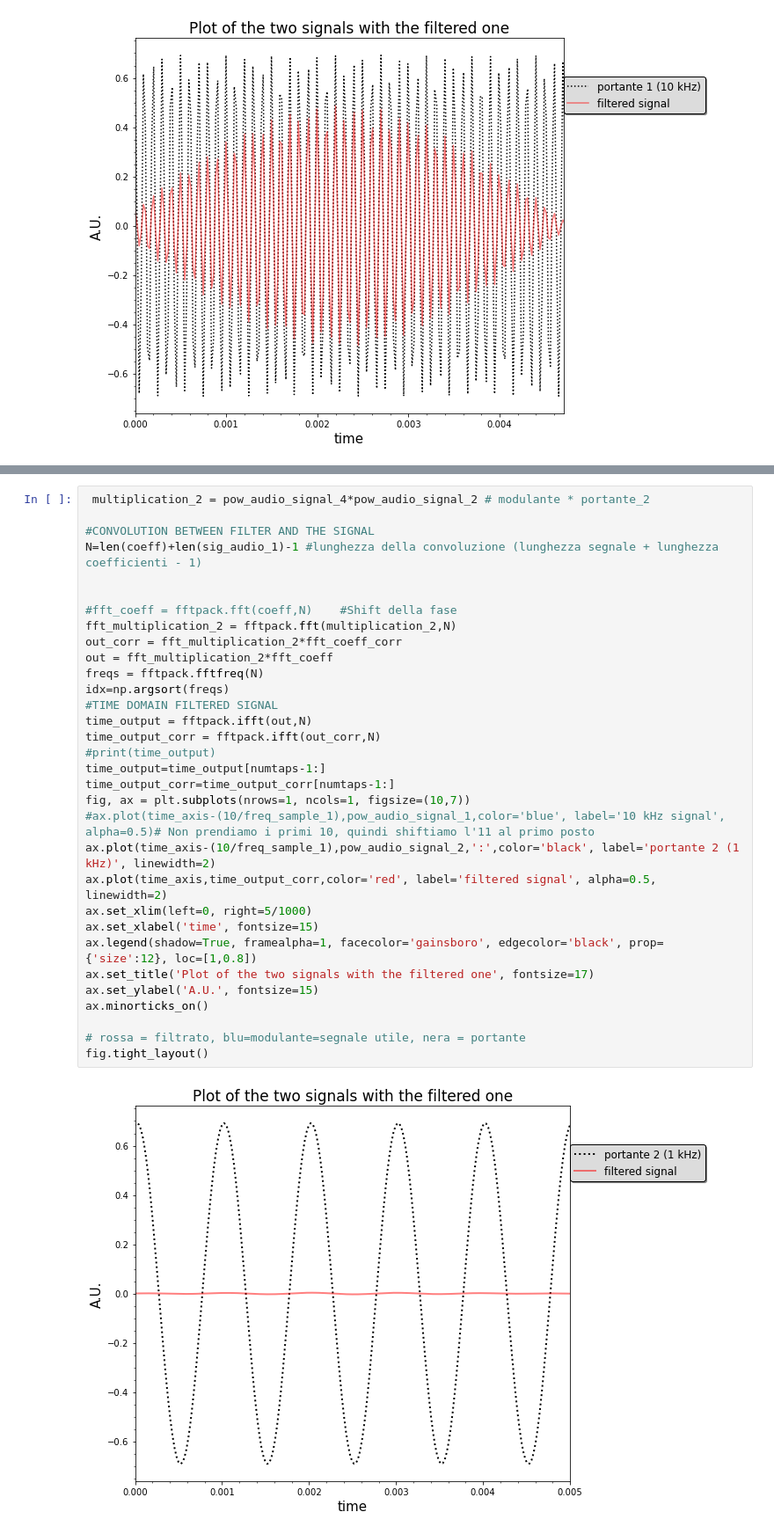
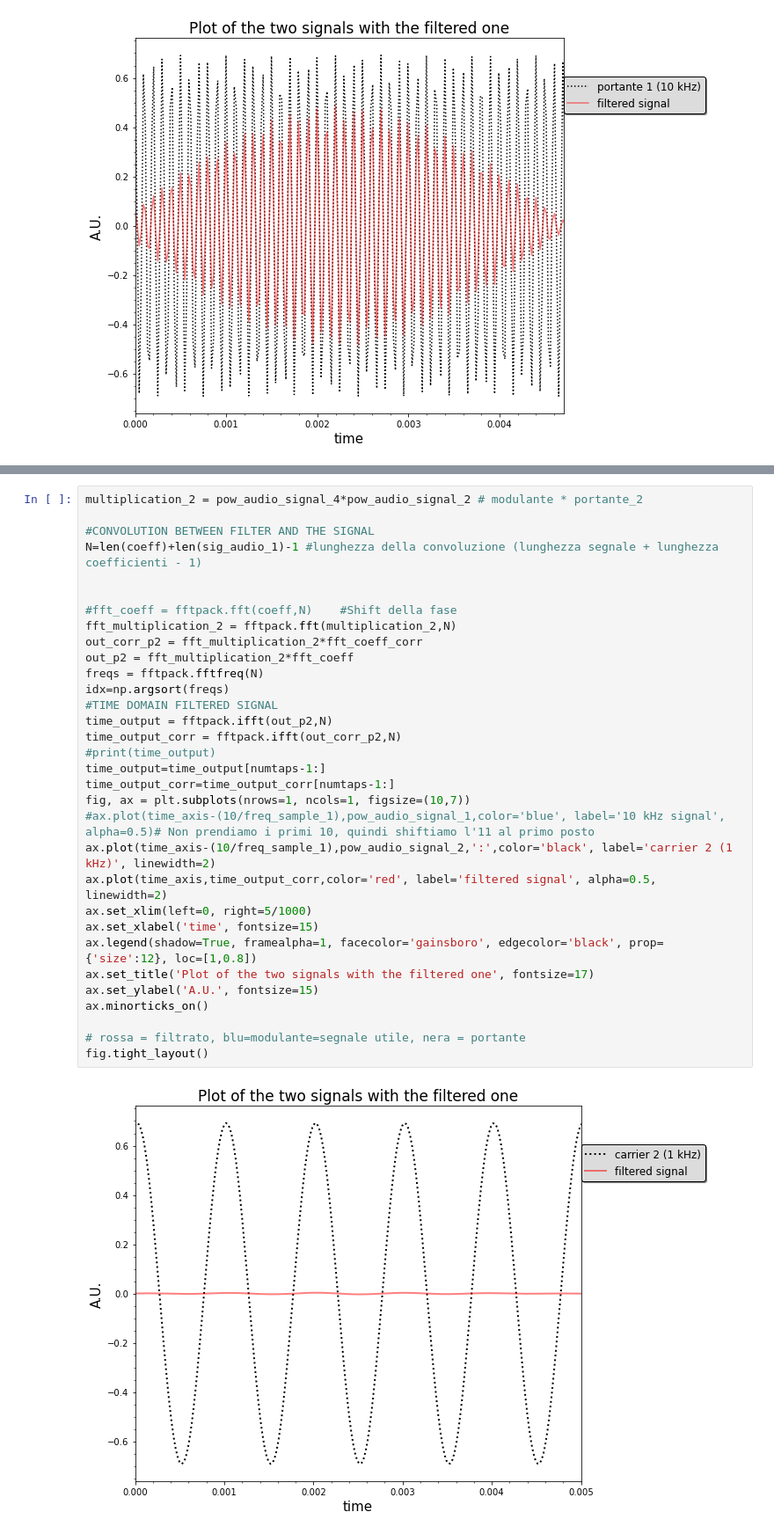
Before and after one commit to GiacomoFrn/MAPD_modA, a Jupyter notebook: python_part.ipynb, the cells around one changed output, grey strips where cells are left out. Shown at 88% size. Cells and saved outputs as stored; diff of their text form.

```diff
--- a/python_part.ipynb
+++ b/python_part.ipynb
@@ -216,34 +269,34 @@ fig.tight_layout()
 # %%
- multiplication_2 = pow_audio_signal_4*pow_audio_signal_2 # modulante * portante_2
+multiplication_2 = pow_audio_signal_4*pow_audio_signal_2 # modulante * portante_2
 
 #CONVOLUTION BETWEEN FILTER AND THE SIGNAL
 N=len(coeff)+len(sig_audio_1)-1 #lunghezza della convoluzione (lunghezza segnale + lunghezza coefficienti - 1)
 
 
 #fft_coeff = fftpack.fft(coeff,N)    #Shift della fase
 fft_multiplication_2 = fftpack.fft(multiplication_2,N)
-out_corr = fft_multiplication_2*fft_coeff_corr
-out = fft_multiplication_2*fft_coeff
+out_corr_p2 = fft_multiplication_2*fft_coeff_corr
+out_p2 = fft_multiplication_2*fft_coeff
 freqs = fftpack.fftfreq(N)
 idx=np.argsort(freqs)
 #TIME DOMAIN FILTERED SIGNAL
-time_output = fftpack.ifft(out,N)
-time_output_corr = fftpack.ifft(out_corr,N)
+time_output = fftpack.ifft(out_p2,N)
+time_output_corr = fftpack.ifft(out_corr_p2,N)
 #print(time_output)
 time_output=time_output[numtaps-1:]
 time_output_corr=time_output_corr[numtaps-1:]
 fig, ax = plt.subplots(nrows=1, ncols=1, figsize=(10,7))
 #ax.plot(time_axis-(10/freq_sample_1),pow_audio_signal_1,color='blue', label='10 kHz signal', alpha=0.5)# Non prendiamo i primi 10, quindi shiftiamo l'11 al primo posto
-ax.plot(time_axis-(10/freq_sample_1),pow_audio_signal_2,':',color='black', label='portante 2 (1 kHz)', linewidth=2)
+ax.plot(time_axis-(10/freq_sample_1),pow_audio_signal_2,':',color='black', label='carrier 2 (1 kHz)', linewidth=2)
 ax.plot(time_axis,time_output_corr,color='red', label='filtered signal', alpha=0.5, linewidth=2)
 ax.set_xlim(left=0, right=5/1000)
 ax.set_xlabel('time', fontsize=15)
 ax.legend(shadow=True, framealpha=1, facecolor='gainsboro', edgecolor='black', prop={'size':12}, loc=[1,0.8])
 ax.set_title('Plot of the two signals with the filtered one', fontsize=17)
 ax.set_ylabel('A.U.', fontsize=15)
 ax.minorticks_on()
 
 # rossa = filtrato, blu=modulante=segnale utile, nera = portante
 fig.tight_layout()
 # %% [output]
-[figure, old version]
+[figure, new version]
```
Also changed, not shown: parts of 4 cells of this notebook.
